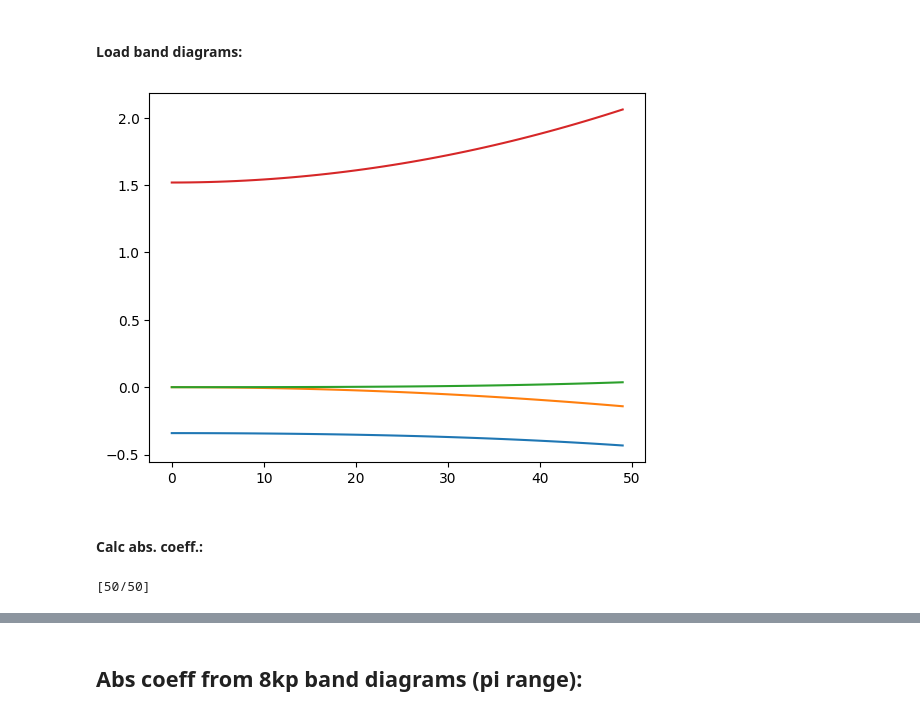
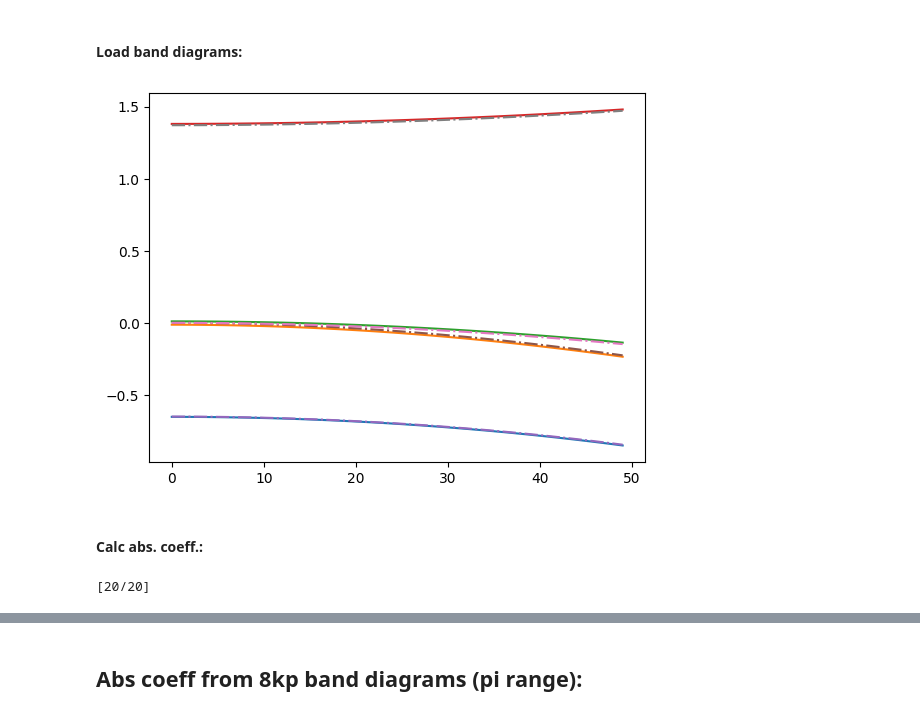
Before and after one commit to Kowalikov/photovoltaic_cell_absorption_coefficient, a Jupyter notebook: absorption_coefficient_alloys.ipynb, the cells around one changed output, grey strips where cells are left out. Saved outputs shown, nothing was run; the diff lists cells and outputs as text; code cells hidden in the pictures.

```diff
--- a/absorption_coefficient_alloys.ipynb
+++ b/absorption_coefficient_alloys.ipynb
@@ -51,0 +103,5 @@ gamma_3 = 2.93
+# %%
+# optical parameters:
+epsilon_r = x*(gasb.epsilon_r-alsb.epsilon_r)+alsb.epsilon_r # CHANGE !!! ADJUST
+n_r = np.sqrt(epsilon_r)
+n_r, epsilon_r
@@ -52,3 +111,24 @@ gamma_3 = 2.93
+# %%
+# bowing parameters:
+bow_E_g = [-0.044,1.22]
+bow_delta_so = 0.3
+x = 0.43
+
+# Define the material parameters
+a_lc = x*alsb.a_lc+(1-x)*gasb.a_lc
+E_g = x*alsb.E_g+(1-x)*gasb.E_g-x*(1-x)*(bow_E_g[0]+bow_E_g[1]*x) # Bandgap energy
+E_p = x*alsb.E_p+(1-x)*gasb.E_p#*eV_to_J
+#P_cv = h_bar*np.sqrt(E_p/(2*m_0)) # zmienić na formułę z h_bar2_2m
+P_cv = np.sqrt(E_p*h_bar2_2m)
+exper_alpha_upscaling = x*alsb.exper_alpha_upscaling+(1-x)*gasb.exper_alpha_upscaling # CHANGE !!! ADJUST
+
+F = x*alsb.F+(1-x)*gasb.F
+delta_so = x*alsb.delta_so+(1-x)*gasb.delta_so-x*(1-x)*bow_delta_so
+
+# Define the spin-orbit coupling constants
+gamma_1 = x*alsb.gamma_1+(1-x)*gasb.gamma_1
+gamma_2 = x*alsb.gamma_2+(1-x)*gasb.gamma_2
+gamma_3 = x*alsb.gamma_3+(1-x)*gasb.gamma_3
 # %% [markdown]
 ### Abs coeff:
 # %%
@@ -79,7 +159,7 @@ def calc_absorption_coeff(hw):
         inter += (h_bar/m_0*P_cv*1e1)**2
         inter += (h_bar/m_0*P_cv*1e1)**2
 
-        E_ck = E_g/2+np.sqrt(E_g**2/4+h_bar2_2m*2/3*E_p*np.dot([kx, ky, kz],[kx, ky, kz]))
+        E_ck = E_g[-1]/2+np.sqrt(E_g[-1]**2/4+h_bar2_2m*2/3*E_p*np.dot([kx, ky, kz],[kx, ky, kz]))
         E_vk = 0
         inter = inter*hw/(E_ck-E_vk)**2*norm_sec(E_ck-E_vk-hw)
 
@@ -103,7 +183,7 @@ def calc_absorption_coeff(hw):
                           hw)
     I = I*dk**3
 
-    alpha = alpha_f/(2*np.pi*n_r)*I
+    alpha = alpha_f/(2*np.pi*n_r[-1])*I
 
     return alpha
 
@@ -133,14 +213,16 @@ points = 50
 # %% [markdown]
 #### Load band diagrams:
 # %%
-bands = np.load(f'./results/GaAs_300k_8kp_no-strain_{points}points_top{k_top}.npy')
-str_bands = np.load(f'./results/GaAs_300k_8kp_strain-0.02_{points}points_top{k_top}.npy')
+bands = np.load(f'./results/Al0.43Ga0.57Sb_300k_8kp_no-strain_{points}points_top{k_top}.npy')
+str_bands = np.load(f'./results/Al0.43Ga0.57Sb_300k_8kp_strain-0.0027855718241732385_{points}points_top{k_top}.npy')
 # %%
 for i in range(4):
-    plt.plot(bands[i,0,0,:])
+    plt.plot(str_bands[i,0,0,:])
+for i in range(4):
+    plt.plot(bands[i,0,0,:], '-.')
 plt.show()
 # %% [output]
-[figure, old version]
+[figure, new version]
 # %% [markdown]
 #### Calc abs. coeff.:
 # %%
@@ -203,11 +287,11 @@ def calc_absorption_coeff(bands, hw, k_top=0.2, points=50):
 
     return alpha
 # %%
-hw_points = 50
+hw_points = 20
 valence_bands = 3
 alphas = np.zeros((hw_points,valence_bands))
-hw_range = np.linspace(1.4,
-                       2.0,
+hw_range = np.linspace(1.2,
+                       2.2,
                        hw_points)
 for i, hw in enumerate(hw_range):
     print(f'[{i+1}/{hw_points}]', end='\r')
@@ -215,7 +299,7 @@ for i, hw in enumerate(hw_range):
 
 alphas = alphas*exper_alpha_upscaling*10000*12
 # %% [output]
-[50/50]
+[20/20]
 # %%
 with plt.style.context('bmh'):
     fig, axs = plt.subplots(1,2, figsize=(12,4.5))
```
Also changed, not shown: parts of 24 cells of this notebook, 2 other files.
